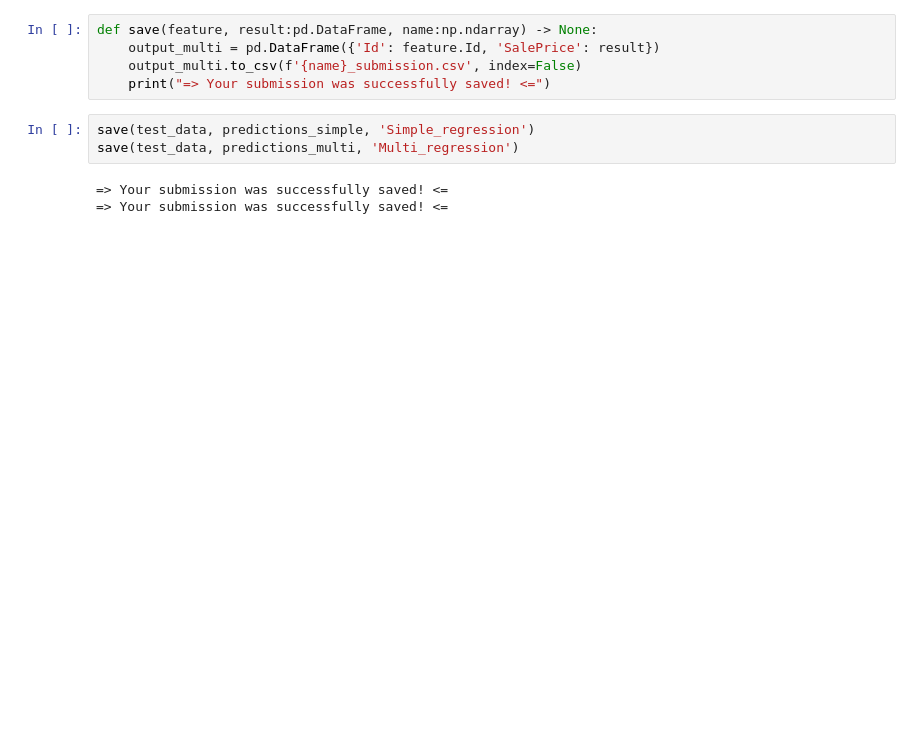
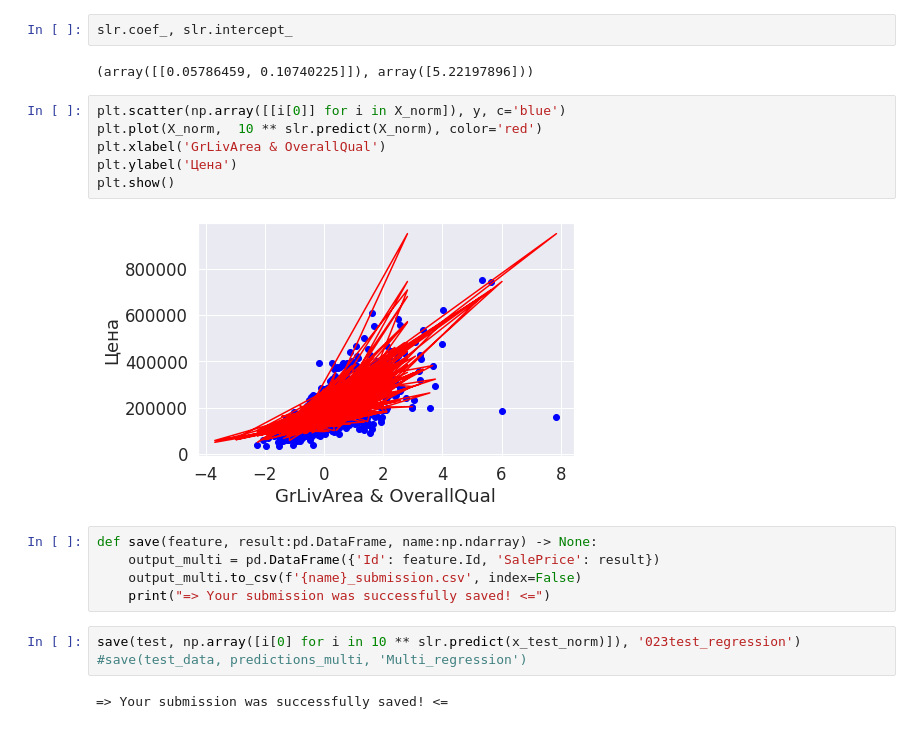
Before and after one commit to as1mple/labs_ds_courses, a Jupyter notebook: Predict_house_price.ipynb, the cells around one changed output. Cells and saved outputs as stored; diff of their text form; blank space fills up the shorter version.

```diff
--- a/Predict_house_price.ipynb
+++ b/Predict_house_price.ipynb
@@ -285,11 +97,22 @@ array([104701.75709256, 154536.97789247, 165412.3644054 , ...,
+# %%
+slr.coef_, slr.intercept_
+# %% [output]
+(array([[0.05786459, 0.10740225]]), array([5.22197896]))
+# %%
+plt.scatter(np.array([[i[0]] for i in X_norm]), y, c='blue')
+plt.plot(X_norm,  10 ** slr.predict(X_norm), color='red')
+plt.xlabel('GrLivArea & OverallQual')
+plt.ylabel('Цена')
+plt.show()
+# %% [output]
+[figure, added]
 # %%
 def save(feature, result:pd.DataFrame, name:np.ndarray) -> None:
     output_multi = pd.DataFrame({'Id': feature.Id, 'SalePrice': result})
     output_multi.to_csv(f'{name}_submission.csv', index=False)
     print("=> Your submission was successfully saved! <=")
-# %%
-save(test_data, predictions_simple, 'Simple_regression')
-save(test_data, predictions_multi, 'Multi_regression')
-# %% [output]
-=> Your submission was successfully saved! <=
-=> Your submission was successfully saved! <=
+# %%
+save(test, np.array([i[0] for i in 10 ** slr.predict(x_test_norm)]), '023test_regression')
+#save(test_data, predictions_multi, 'Multi_regression')
+# %% [output]
+=> Your submission was successfully saved! <=
```
Also changed, not shown: parts of 56 cells of this notebook.
